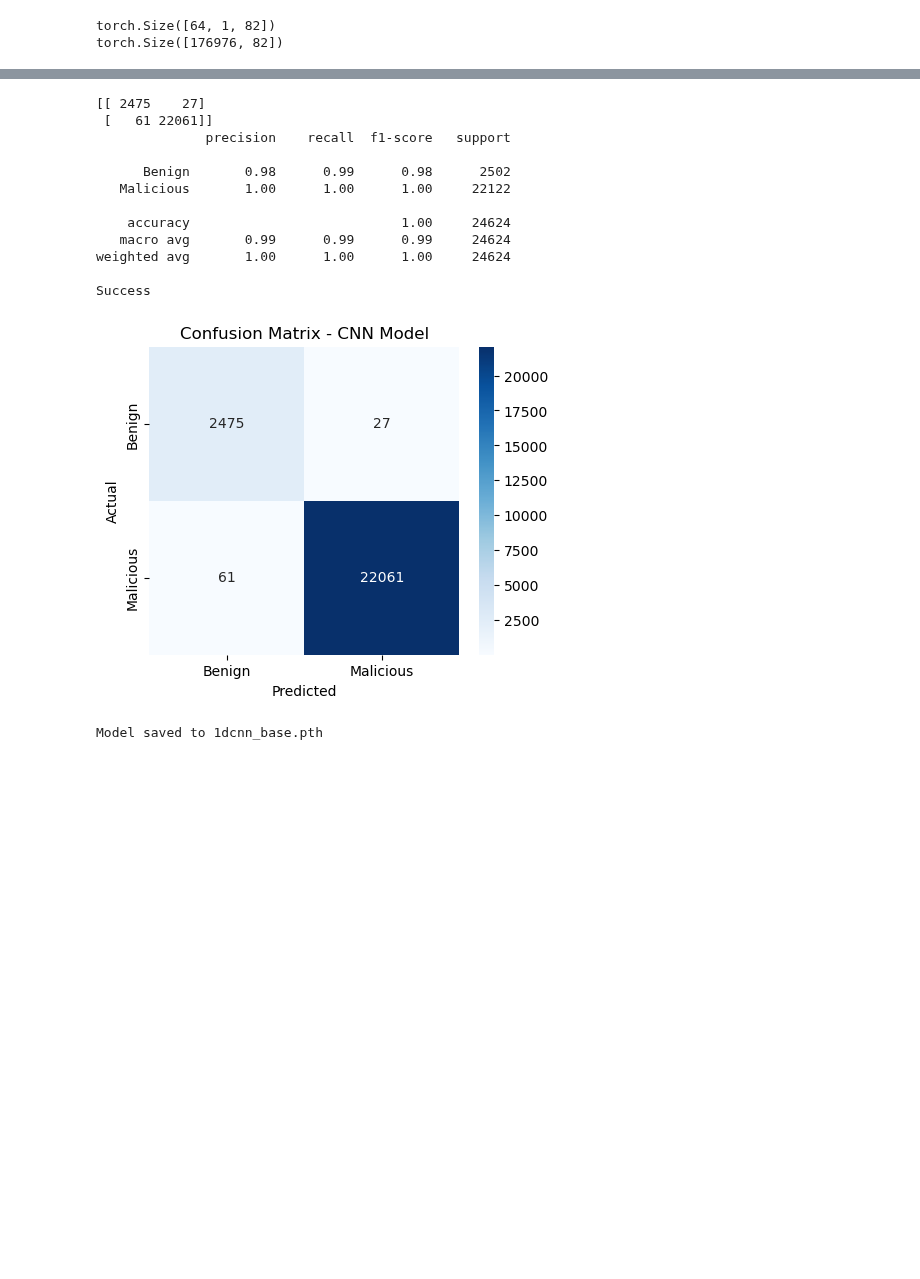
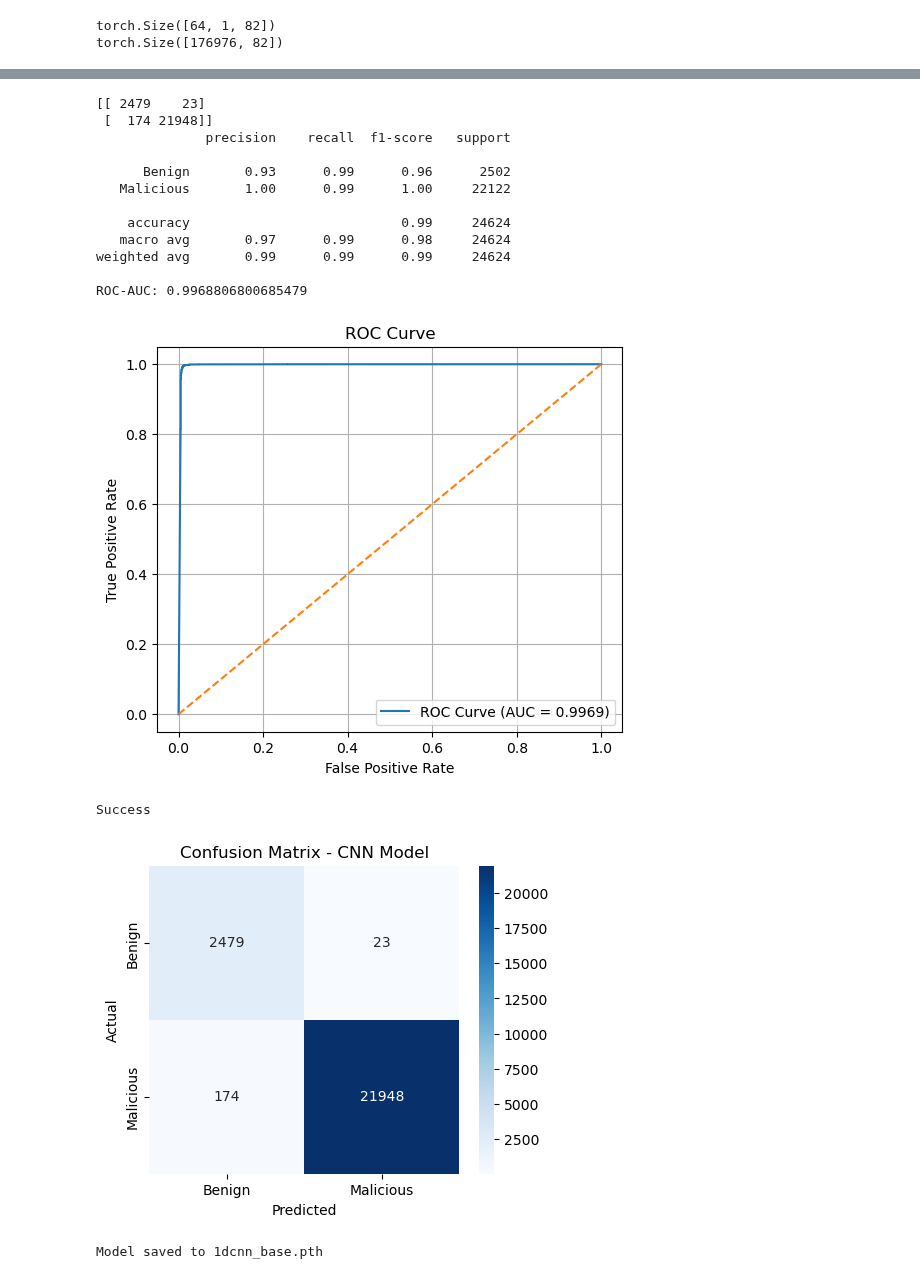
Before and after one commit to wiIliu/IoT-AI-IDSs-edge-testing, a Jupyter notebook: 1d_cnn_binary.ipynb, the cells around one changed output, grey strips where cells are left out. Cells and saved outputs as stored; diff of their text form; code cells hidden in the pictures; blank space fills up the shorter version.

Commit message:
added roc to classsification report for 1d binary cnn

```diff
--- a/1d_cnn_binary.ipynb
+++ b/1d_cnn_binary.ipynb
@@ -19,6 +19,6 @@ from sklearn.metrics import (confusion_matrix, classification_report,
 # %%
-train=pd.read_csv("./data/preprocessedTrain1.csv")
-test=pd.read_csv("./data/preprocessedTest1.csv")
+train=pd.read_csv("data/preprocessedTrain1.csv")
+test=pd.read_csv("data/preprocessedTest1.csv")
 # %%
 # To fill nulls for CNN
 # print(train.isnull().sum())
@@ -145,7 +145,7 @@ model = BinaryAttackCNN1D(input_length=82)
 criterion = nn.BCEWithLogitsLoss()
 optimizer = torch.optim.AdamW(model.parameters(), lr=1e-4)
 # %%
-num_epochs = 20
+num_epochs = 5
 
 for epoch in range(num_epochs):
     model.train()
@@ -189,37 +174,67 @@ Epoch [20/20], Loss: 0.2127
 # %%
 model.eval()
 all_preds = []
 all_labels = []
 
+
+model.eval()
+all_preds = []
+all_labels = []
+all_probs = []
+
 with torch.no_grad():
     for X_batch, y_batch in test_loader:
         outputs = model(X_batch)
-        preds = (torch.sigmoid(outputs) > 0.5).int()  # Binary classification
+        probs = torch.sigmoid(outputs)
+        preds = (probs > 0.5).int()
+
+        all_probs.extend(probs.cpu().numpy())
         all_preds.extend(preds.cpu().numpy())
         all_labels.extend(y_batch.cpu().numpy())
 
 cm = confusion_matrix(all_labels, all_preds)
 print(cm)
 
 report = classification_report(all_labels, all_preds, target_names=["Benign", "Malicious"], output_dict=True)
 print(classification_report(all_labels, all_preds, target_names=["Benign", "Malicious"]))
 
+roc_auc = roc_auc_score(all_labels, all_probs)
+print("ROC-AUC:", roc_auc)
+
+fpr, tpr, thresholds = roc_curve(all_labels, all_probs)
+
+plt.figure(figsize=(6, 5))
+plt.plot(fpr, tpr, label=f"ROC Curve (AUC = {roc_auc:.4f})")
+plt.plot([0, 1], [0, 1], linestyle="--")         # diagonal baseline
+plt.xlabel("False Positive Rate")
+plt.ylabel("True Positive Rate")
+plt.title("ROC Curve")
+plt.legend()
+plt.grid(True)
+
+plt.savefig("classification_reports/roc_curve_cnn_binary.png", dpi=300)
+plt.show()
+plt.close()
+
+report["ROC_AUC"] = {"Score": roc_auc}
 report_df = pd.DataFrame(report).transpose()
-report_df.to_csv("classification_reports/evaluation_metrics_cnn_binary_adamw.csv", index=True)
+report_df.to_csv("classification_reports/evaluation_metrics_cnn_binary_roc.csv", index=True)
 print("Success")
 # %% [output]
-[[ 2475    27]
- [   61 22061]]
+[[ 2479    23]
+ [  174 21948]]
               precision    recall  f1-score   support
 
-      Benign       0.98      0.99      0.98      2502
-   Malicious       1.00      1.00      1.00     22122
+      Benign       0.93      0.99      0.96      2502
+   Malicious       1.00      0.99      1.00     22122
 
-    accuracy                           1.00     24624
-   macro avg       0.99      0.99      0.99     24624
-weighted avg       1.00      1.00      1.00     24624
+    accuracy                           0.99     24624
+   macro avg       0.97      0.99      0.98     24624
+weighted avg       0.99      0.99      0.99     24624
 
-Success
+ROC-AUC: 0.9968806800685479
+[figure, added]
+Success
 # %%
 cm = confusion_matrix(all_labels, all_preds)
 plt.figure(figsize=(5,4))
@@ -230,7 +245,7 @@ plt.title("Confusion Matrix - CNN Model")
 plt.savefig("confusionmatrices/1d_cnn_binary_adamw")
 plt.show()
 # %% [output]
-[figure, old version]
+[figure, new version]
 # %%
 torch.save(model.state_dict(), "1dcnn_base.pth")
 print("Model saved to 1dcnn_base.pth")
```
Also changed, not shown: parts of 2 cells of this notebook, 2 other files.
